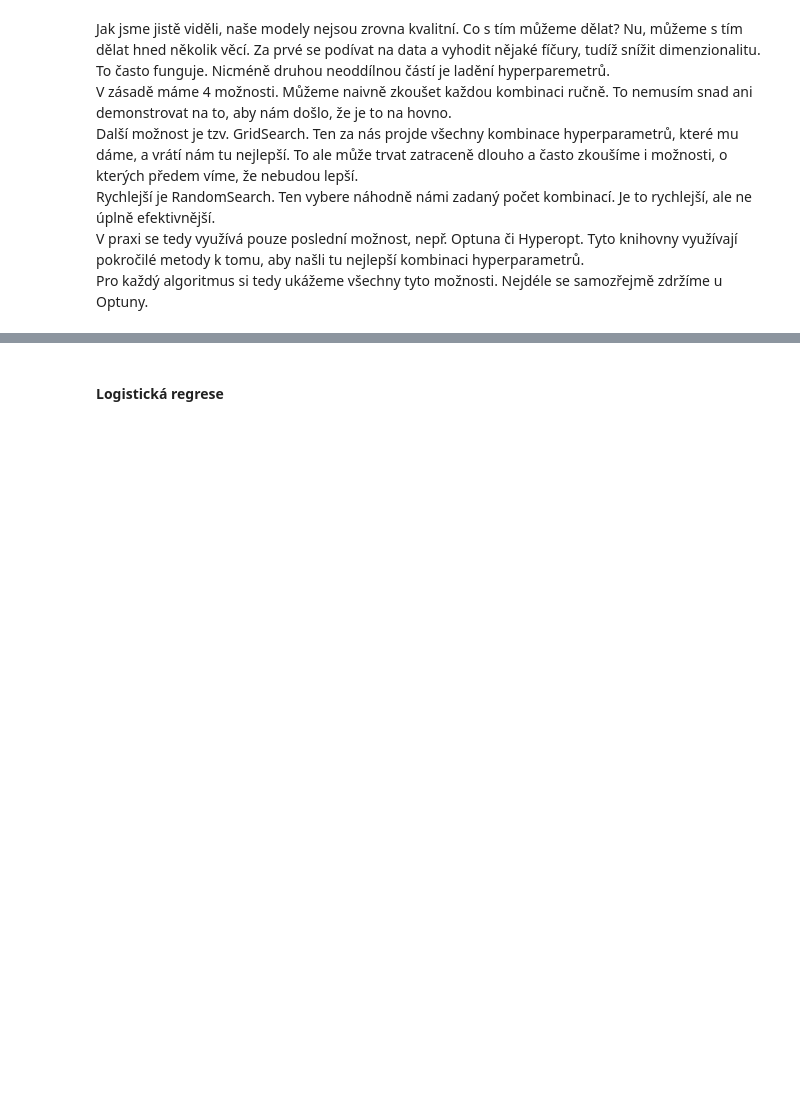
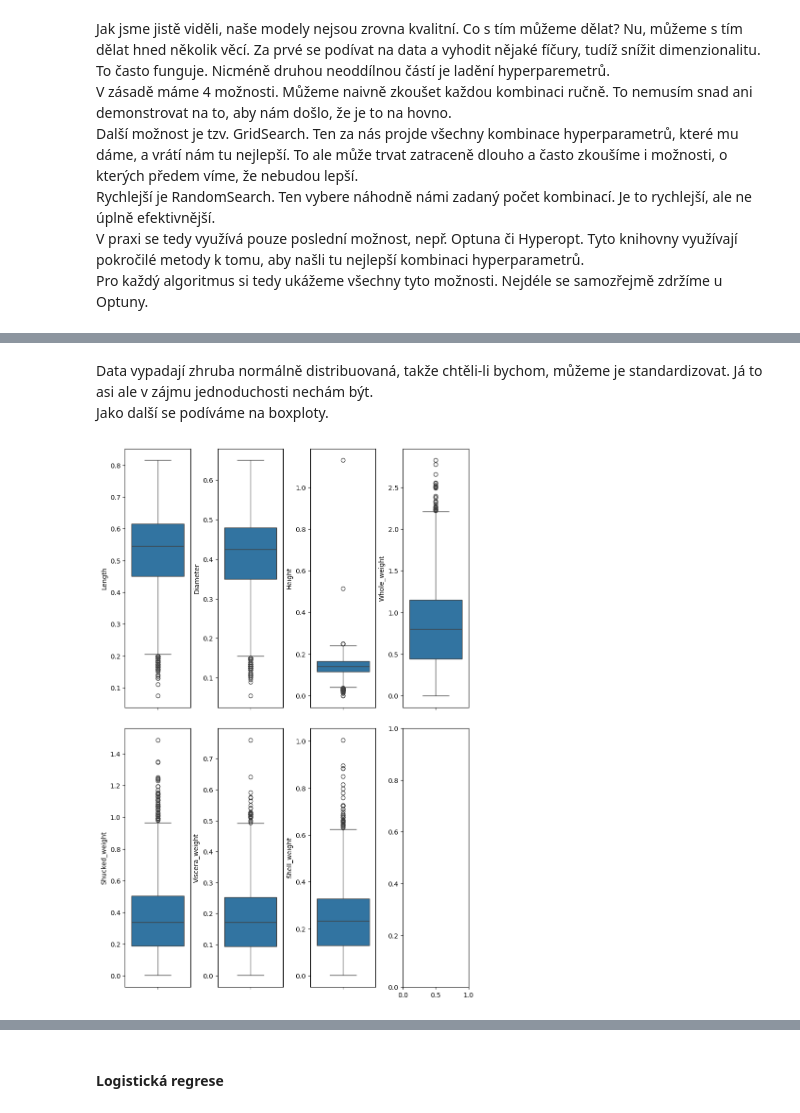
Before and after one commit to kakalasek/PipuvPruvodceMaturitouZProgramovani, a Jupyter notebook: 18/18.ipynb, the cells around one changed output, grey strips where cells are left out. Saved outputs shown, nothing was run; the diff lists cells and outputs as text; code cells hidden in the pictures; blank space fills up the shorter version.

```diff
--- a/18/18.ipynb
+++ b/18/18.ipynb
@@ -422,0 +477,16 @@ Pro každý algoritmus si tedy ukážeme všechny tyto možnosti. Nejdéle se sa
+# %% [markdown]
+Data vypadají zhruba normálně distribuovaná, takže chtěli-li bychom, můžeme je standardizovat. Já to asi ale v zájmu jednoduchosti nechám být.
+Jako další se podíváme na boxploty.
+# %%
+num_cols = 4
+num_cols_pd = len(_df.columns)
+num_rows = num_cols_pd//num_cols if num_cols_pd%num_cols == 0 else num_cols_pd//num_cols + 1
+
+fig, axs = plt.subplots(num_rows, num_cols, figsize=(8, 12))
+plt.tight_layout()
+
+for i, column in enumerate(_df.columns):
+    j = i // num_cols
+    sns.boxplot(df[column], ax=axs[j, i%num_cols])
+# %% [output]
+[figure, added]
```
Also changed, not shown: parts of 29 cells of this notebook.
